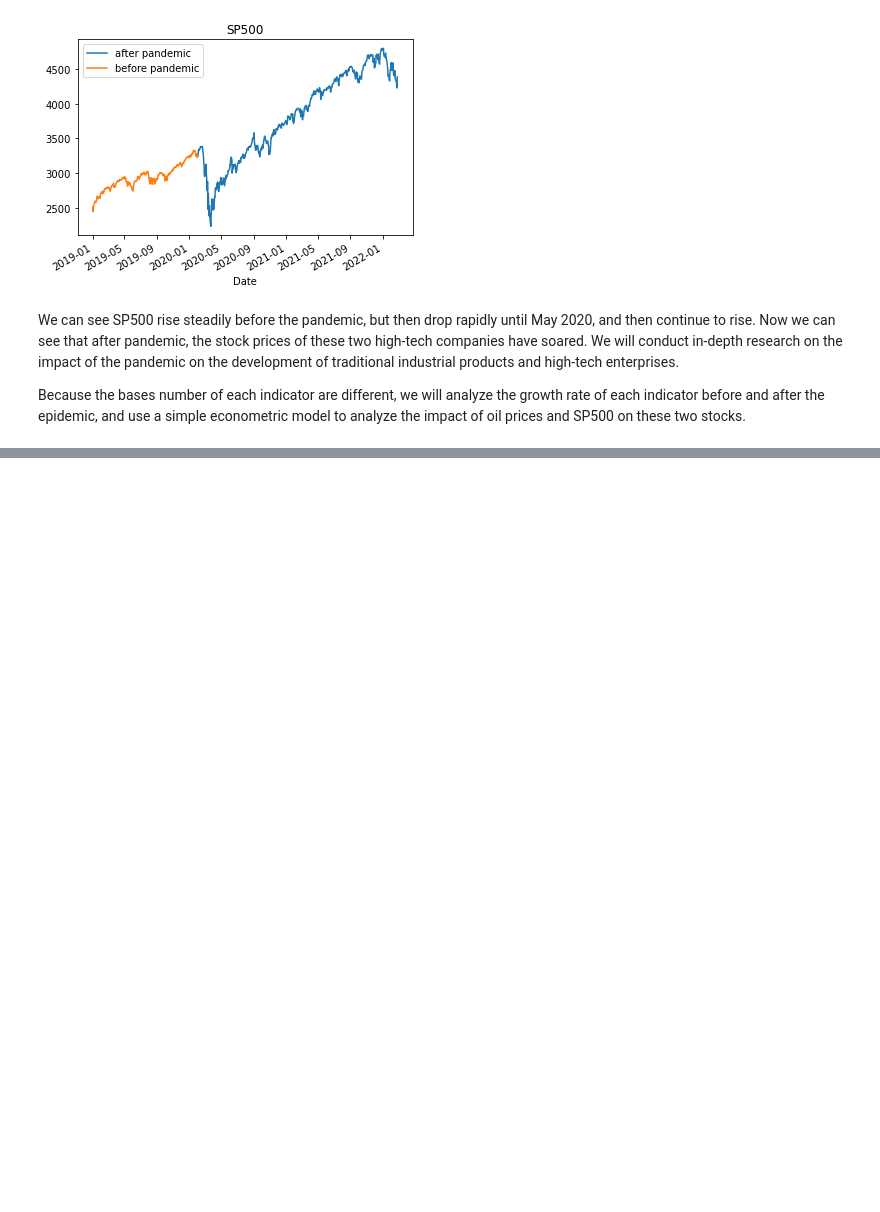
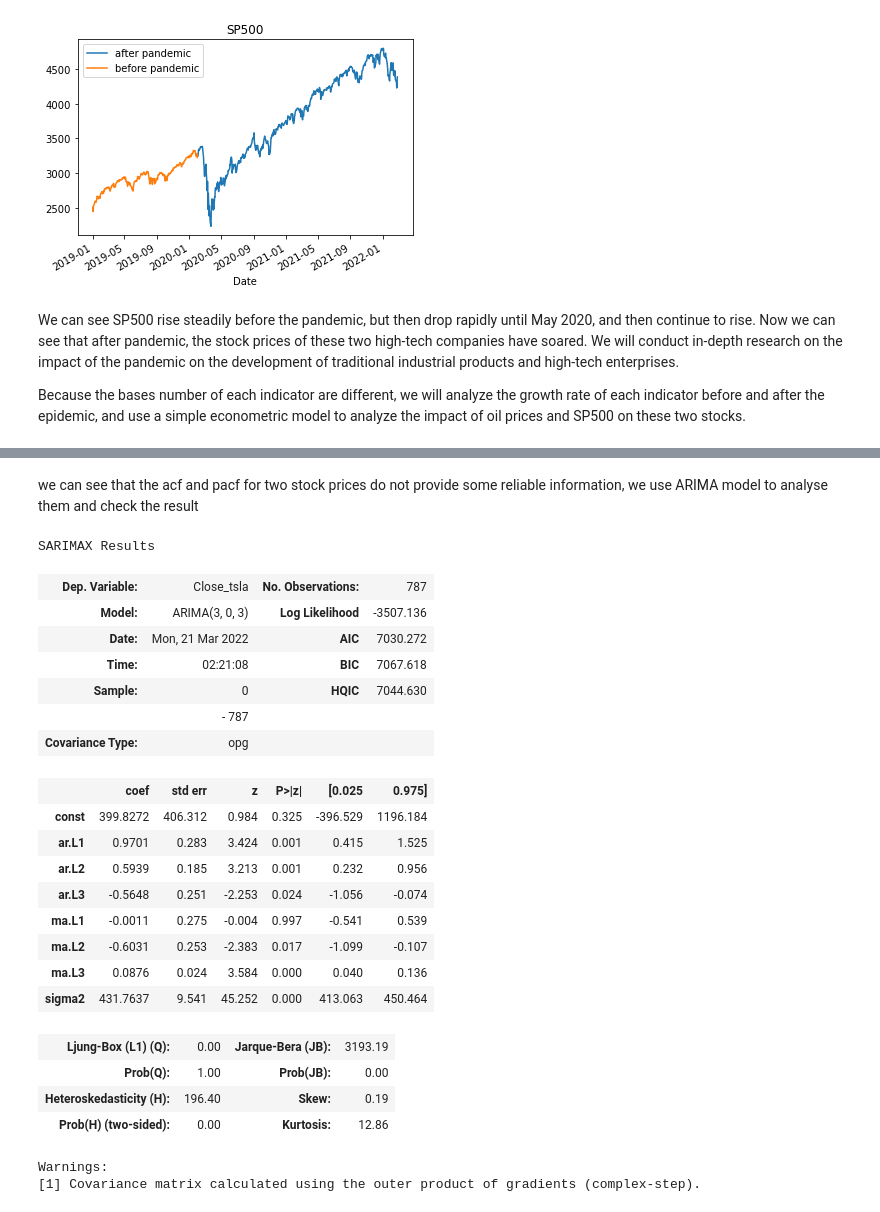
Before and after one commit to Abdulah94/Financial-Analysis-and-Trading-Strategies, a Jupyter notebook: code/jubyter-notebook.ipynb, the cells around one changed output, grey strips where cells are left out. Drawn from its saved outputs; the diff is of its cells as text; code cells hidden in the pictures; blank space fills up the shorter version.

```diff
--- a/code/jubyter-notebook.ipynb
+++ b/code/jubyter-notebook.ipynb
@@ -100,0 +122,30 @@ Because the bases number of each indicator are different, we will analyze the gr
+# %% [markdown]
+we can see that the acf and pacf for two stock prices do not provide some reliable information, we use ARIMA model to analyse them and check the result
+# %%
+model = sm.tsa.arima.ARIMA(stock_price_anal[['Close_tsla']], order = (3,0,3))
+arima_result = model.fit()
+arima_result.summary()
+# %% [output]
+SARIMAX Results
+| Dep. Variable: | Close_tsla | No. Observations: | 787 |
+| Model: | ARIMA(3, 0, 3) | Log Likelihood | -3507.136 |
+| Date: | Mon, 21 Mar 2022 | AIC | 7030.272 |
+| Time: | 02:21:08 | BIC | 7067.618 |
+| Sample: | 0 | HQIC | 7044.630 |
+|  | - 787 |  |  |
+| Covariance Type: | opg |  |  |
+|  | coef | std err | z | P>|z| | [0.025 | 0.975] |
+| const | 399.8272 | 406.312 | 0.984 | 0.325 | -396.529 | 1196.184 |
+| ar.L1 | 0.9701 | 0.283 | 3.424 | 0.001 | 0.415 | 1.525 |
+| ar.L2 | 0.5939 | 0.185 | 3.213 | 0.001 | 0.232 | 0.956 |
+| ar.L3 | -0.5648 | 0.251 | -2.253 | 0.024 | -1.056 | -0.074 |
+| ma.L1 | -0.0011 | 0.275 | -0.004 | 0.997 | -0.541 | 0.539 |
+| ma.L2 | -0.6031 | 0.253 | -2.383 | 0.017 | -1.099 | -0.107 |
+| ma.L3 | 0.0876 | 0.024 | 3.584 | 0.000 | 0.040 | 0.136 |
+| sigma2 | 431.7637 | 9.541 | 45.252 | 0.000 | 413.063 | 450.464 |
+| Ljung-Box (L1) (Q): | 0.00 | Jarque-Bera (JB): | 3193.19 |
+| Prob(Q): | 1.00 | Prob(JB): | 0.00 |
+| Heteroskedasticity (H): | 196.40 | Skew: | 0.19 |
+| Prob(H) (two-sided): | 0.00 | Kurtosis: | 12.86 |
+Warnings:
+[1] Covariance matrix calculated using the outer product of gradients (complex-step).
```
Also changed, not shown: parts of 17 cells of this notebook.
